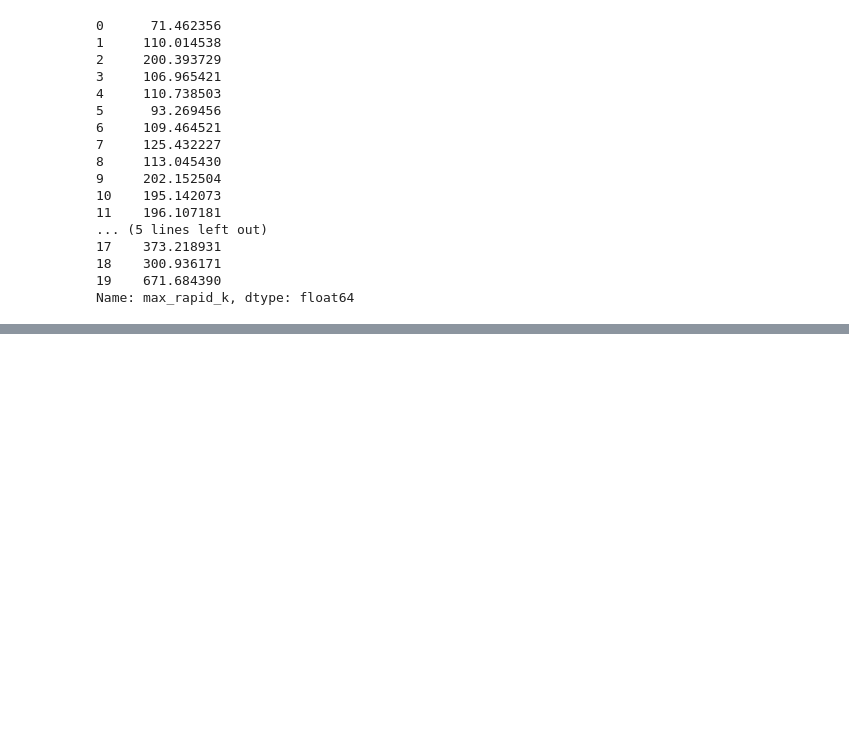
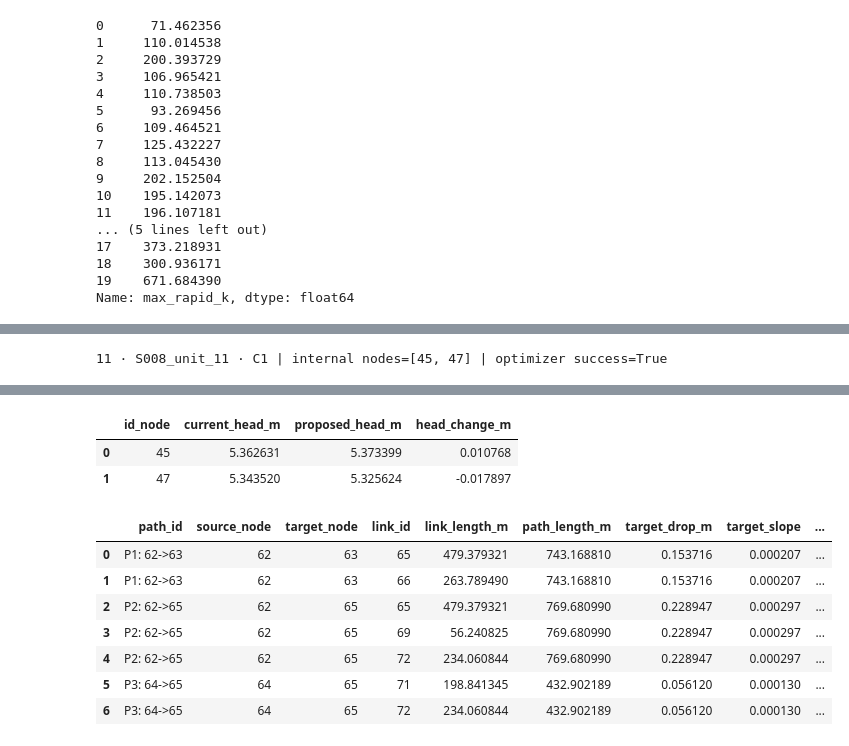
Before and after one commit to niekcde/river_hierarchy, a Jupyter notebook: RAPID/notebooks/slope_investigation.ipynb, the cells around one changed output, grey strips where cells are left out. Saved outputs shown, nothing was run; the diff lists cells and outputs as text; code cells hidden in the pictures; blank space fills up the shorter version.

```diff
--- a/RAPID/notebooks/slope_investigation.ipynb
+++ b/RAPID/notebooks/slope_investigation.ipynb
@@ -286,0 +301,8 @@ low_k_df
+# %%
+# Select one completed collapsed state and component.
+UNIT_OPT_EXAMPLE_ID = "11"
+UNIT_OPT_EXPERIMENT = "indep"  # "indep" or "compound_bubbles"
+UNIT_OPT_CORRIDOR_MODE = "anchored"
+UNIT_OPT_STATE_ID = "S008_unit_11"
+UNIT_OPT_COMPONENT_ID = "C1"
+UNIT_OPT_MIN_SLOPE = 1e-6
@@ -286,0 +582,61 @@ low_k_df
+# %%
+unit_optimizer_bundle = load_collapsed_component_optimizer_inputs(
+    UNIT_OPT_EXAMPLE_ID,
+    UNIT_OPT_EXPERIMENT,
+    UNIT_OPT_CORRIDOR_MODE,
+    UNIT_OPT_STATE_ID,
+    UNIT_OPT_COMPONENT_ID,
+)
+# unit_optimizer_result = solve_path_relative_component(
+#     unit_optimizer_bundle, min_slope=UNIT_OPT_MIN_SLOPE
+# )
+
+component = unit_optimizer_result["component"]
+boundary_match = pd.DataFrame(component["variant_boundary_heads"]).rename(
+    columns={"variant_node": "id_node", "head_m": "optimizer_boundary_head_m"}
+)
+node_context_columns = [
+    column for column in [
+        "id_node",
+        "rapid_wse_for_slope",
+        "node_reference_section_dist_out_m",
+        "node_network_dist_out_m",
+        "rapid_wse_source_method",
+    ]
+    if column in unit_optimizer_result["node_context"].columns
+]
+boundary_table = boundary_match.merge(
+    unit_optimizer_result["node_context"][node_context_columns],
+    on="id_node",
+    how="left",
+)
+if "rapid_wse_for_slope" in boundary_table.columns:
+    boundary_table["optimizer_minus_profile_head_m"] = (
+        boundary_table["optimizer_boundary_head_m"]
+        - boundary_table["rapid_wse_for_slope"]
+    )
+internal_head_table = pd.DataFrame([
+    {
+        "id_node": int(node),
+        "current_head_m": unit_optimizer_result["current_heads"][node],
+        "proposed_head_m": unit_optimizer_result["proposed_heads"][node],
+        "head_change_m": (
+            unit_optimizer_result["proposed_heads"][node]
+            - unit_optimizer_result["current_heads"][node]
+        ),
+    }
+    for node in unit_optimizer_result["internal_nodes"]
+])
+
+print(
+    f"{UNIT_OPT_EXAMPLE_ID} · {UNIT_OPT_STATE_ID} · {UNIT_OPT_COMPONENT_ID} | "
+    f"internal nodes={unit_optimizer_result['internal_nodes']} | "
+    f"optimizer success={unit_optimizer_result['solution'] is None or unit_optimizer_result['solution'].success}"
+)
+display(boundary_table)
+display(internal_head_table)
+display(unit_optimizer_result["occurrences"])
+display(unit_optimizer_result["link_table"])
+display(unit_optimizer_result["path_table"])
+# %% [output]
+11 · S008_unit_11 · C1 | internal nodes=[45, 47] | optimizer success=True
@@ -286,0 +648,11 @@ low_k_df
+|  | id_node | current_head_m | proposed_head_m | head_change_m |
+| 0 | 45 | 5.362631 | 5.373399 | 0.010768 |
+| 1 | 47 | 5.343520 | 5.325624 | -0.017897 |
+|  | path_id | source_node | target_node | link_id | link_length_m | path_length_m | target_drop_m | target_slope | ... |
+| 0 | P1: 62->63 | 62 | 63 | 65 | 479.379321 | 743.168810 | 0.153716 | 0.000207 | ... |
+| 1 | P1: 62->63 | 62 | 63 | 66 | 263.789490 | 743.168810 | 0.153716 | 0.000207 | ... |
+| 2 | P2: 62->65 | 62 | 65 | 65 | 479.379321 | 769.680990 | 0.228947 | 0.000297 | ... |
+| 3 | P2: 62->65 | 62 | 65 | 69 | 56.240825 | 769.680990 | 0.228947 | 0.000297 | ... |
+| 4 | P2: 62->65 | 62 | 65 | 72 | 234.060844 | 769.680990 | 0.228947 | 0.000297 | ... |
+| 5 | P3: 64->65 | 64 | 65 | 71 | 198.841345 | 432.902189 | 0.056120 | 0.000130 | ... |
+| 6 | P3: 64->65 | 64 | 65 | 72 | 234.060844 | 432.902189 | 0.056120 | 0.000130 | ... |
```
Also changed, not shown: parts of 6 cells of this notebook, 26 other files.
